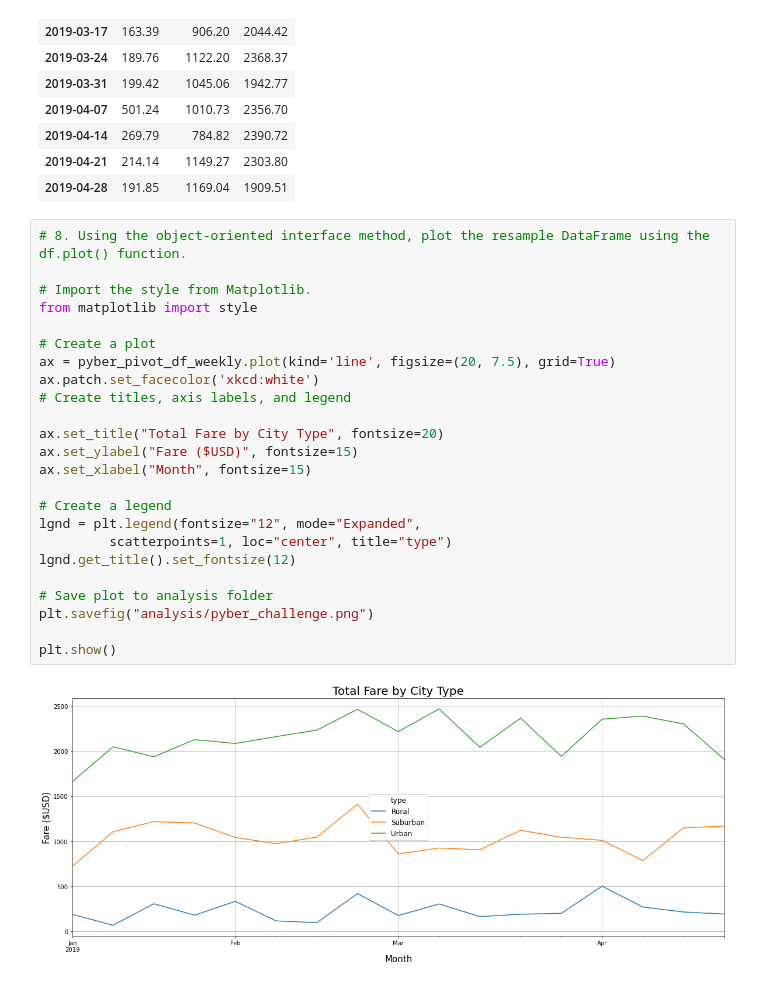
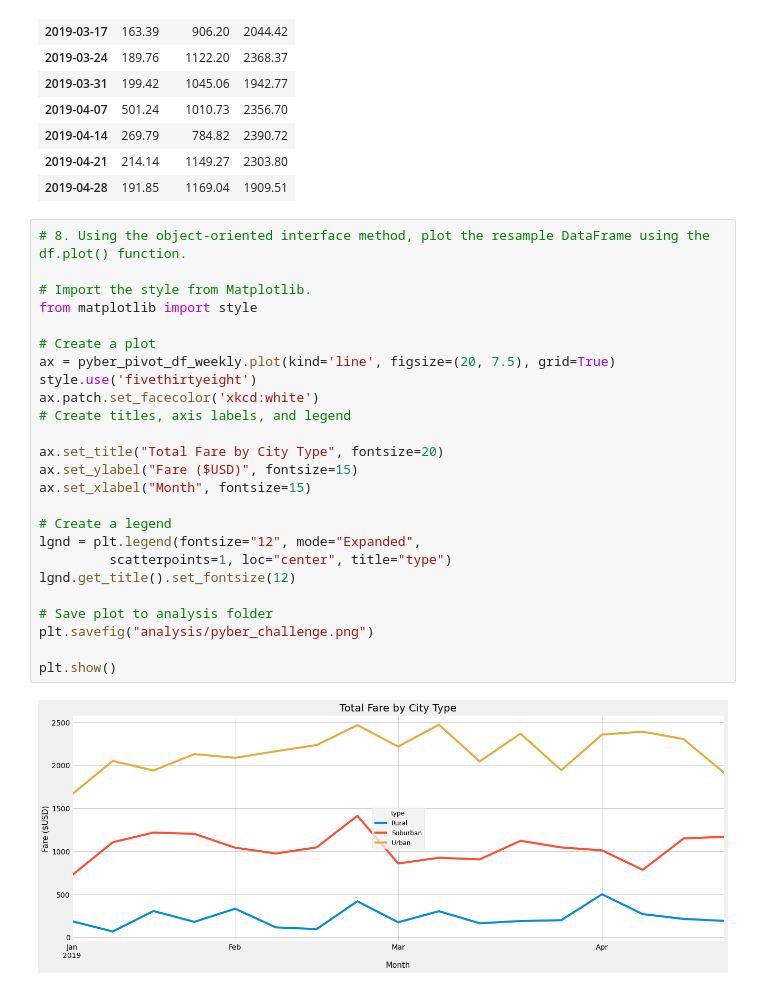
Before and after one commit to Hamza97anh/PyBer_Analysis, a Jupyter notebook: PyBer_Challenge.ipynb, the cells around one changed output. Drawn from its saved outputs; the diff is of its cells as text.

```diff
--- a/PyBer_Challenge.ipynb
+++ b/PyBer_Challenge.ipynb
@@ -256,26 +256,27 @@ pyber_pivot_df_weekly
 # %%
 # 8. Using the object-oriented interface method, plot the resample DataFrame using the df.plot() function.
 
 # Import the style from Matplotlib.
 from matplotlib import style
 
 # Create a plot
 ax = pyber_pivot_df_weekly.plot(kind='line', figsize=(20, 7.5), grid=True)
+style.use('fivethirtyeight')
 ax.patch.set_facecolor('xkcd:white')
 # Create titles, axis labels, and legend
 
 ax.set_title("Total Fare by City Type", fontsize=20)
 ax.set_ylabel("Fare ($USD)", fontsize=15)
 ax.set_xlabel("Month", fontsize=15)
 
 # Create a legend
 lgnd = plt.legend(fontsize="12", mode="Expanded",
          scatterpoints=1, loc="center", title="type")
 lgnd.get_title().set_fontsize(12)
 
 # Save plot to analysis folder
 plt.savefig("analysis/pyber_challenge.png")
 
 plt.show()
 # %% [output]
-[figure, old version]
+[figure, new version]
```
Also changed, not shown: 6 other files.
